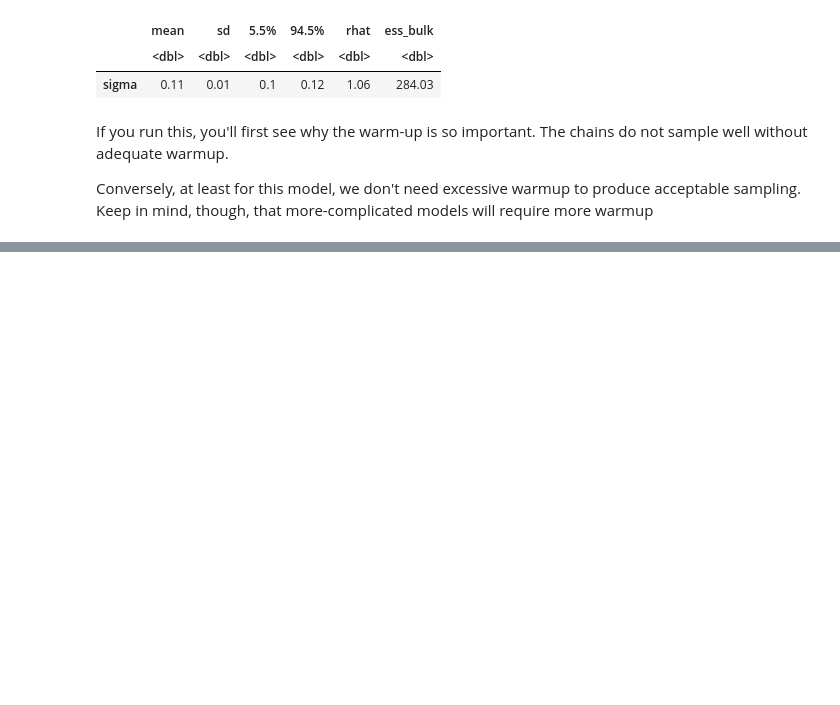
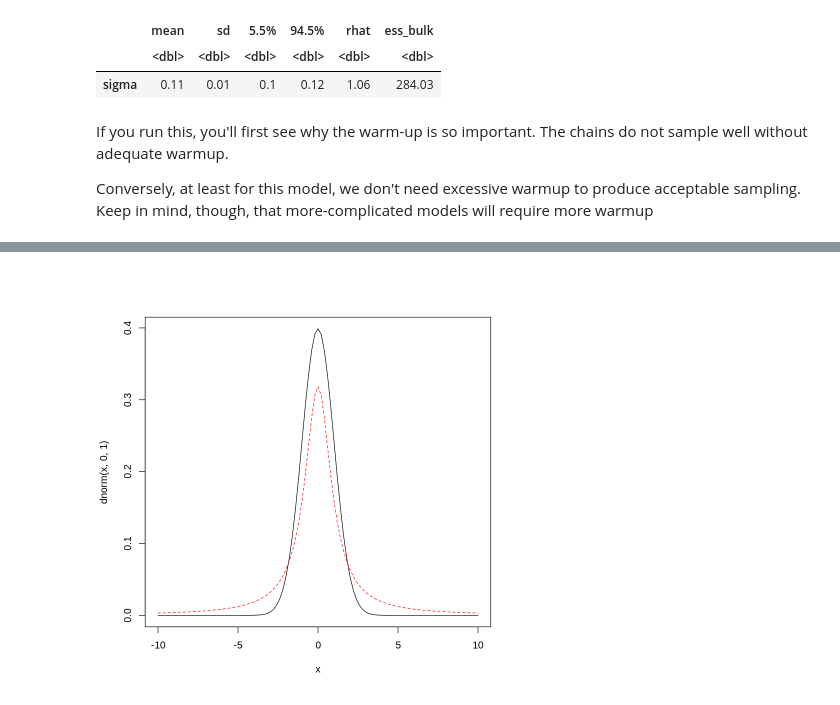
Before and after one commit to nicklausmillican/StatisticalRethinkingIISolutions, a Jupyter notebook: StatisticalRethinkingSolutions2_Ch9.ipynb, the cells around one changed output, grey strips where cells are left out. Saved outputs shown, nothing was run; the diff lists cells and outputs as text; code cells hidden in the pictures; blank space fills up the shorter version.

```diff
--- a/StatisticalRethinkingSolutions2_Ch9.ipynb
+++ b/StatisticalRethinkingSolutions2_Ch9.ipynb
@@ -871,0 +936,5 @@ Conversely, at least for this model, we don't need excessive warmup to produce a
+# %%
+curve(dnorm(x, 0, 1), from=-10, to=10)
+curve(dcauchy(x, 0, 1), add=TRUE, col="red", lty=2)
+# %% [output]
+[figure, added]
```
Also changed, not shown: parts of 12 cells of this notebook.
